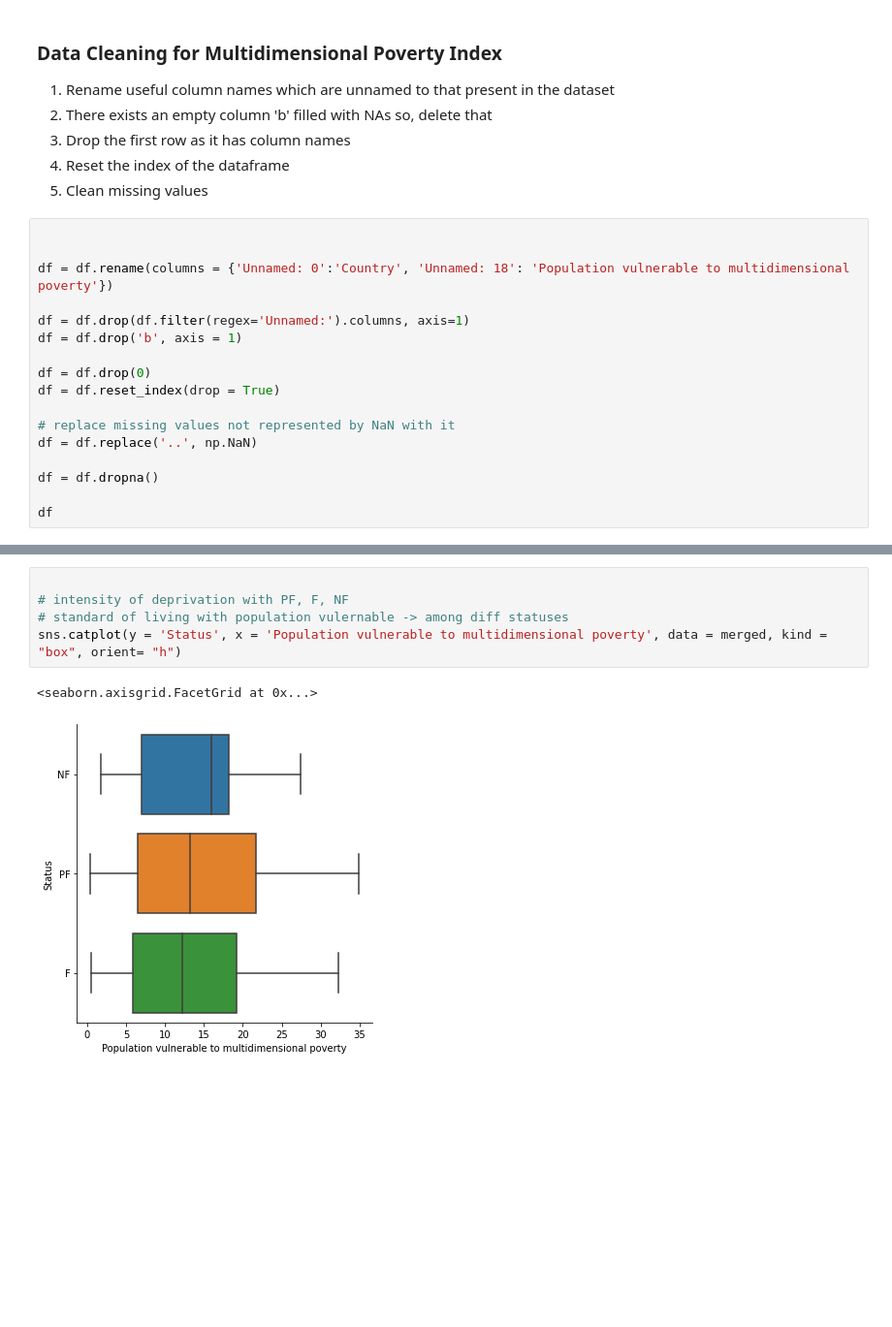
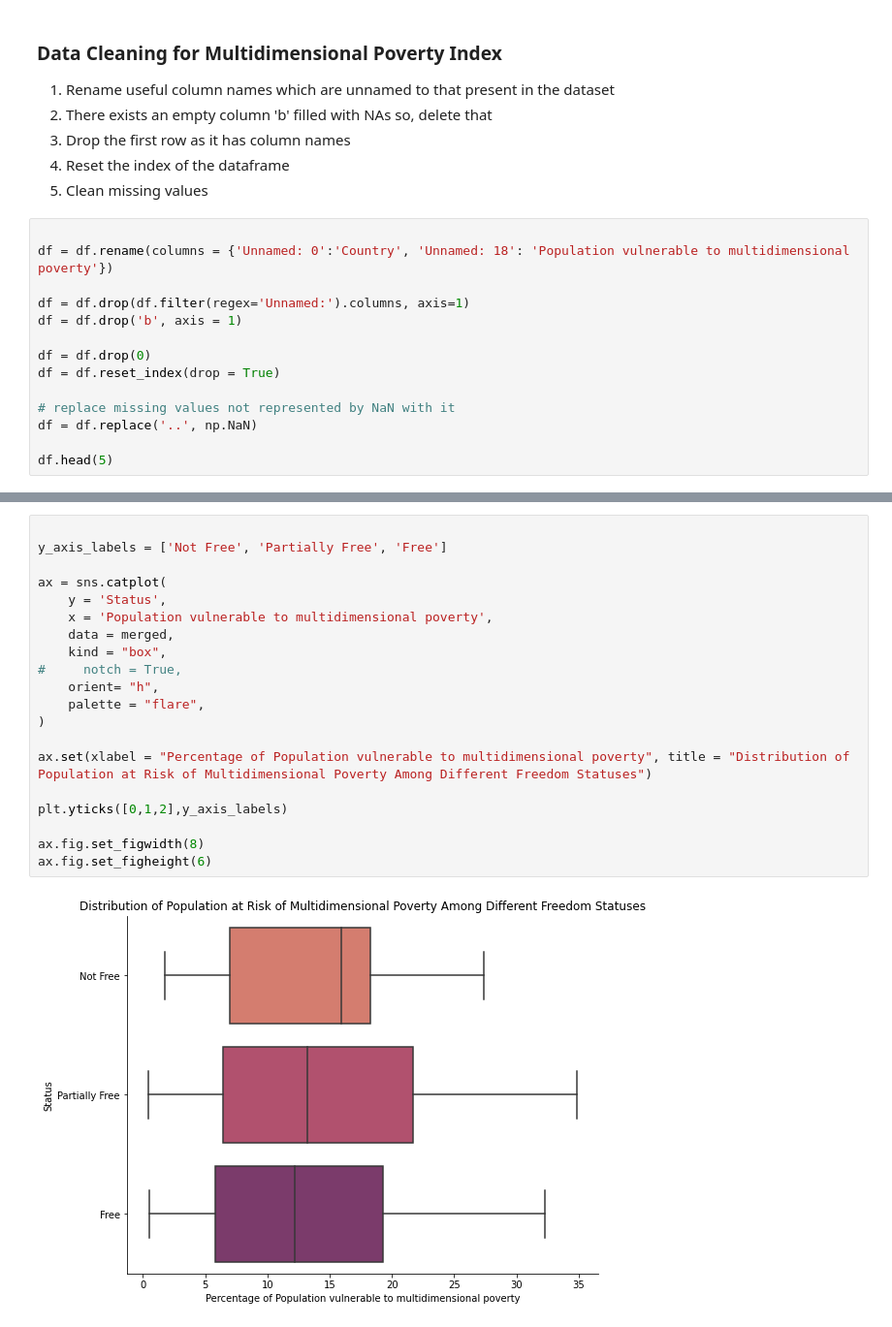
Before and after one commit to uic-cs418/cs418-spring22-eda-llc, a Jupyter notebook: poverty analysis/Poverty EDA.ipynb, the cells around one changed output, grey strips where cells are left out. Shown at 97% size. Saved outputs shown, nothing was run; the diff lists cells and outputs as text; blank space fills up the shorter version.

Commit message:
poverty eda completed

```diff
--- a/poverty analysis/Poverty EDA.ipynb
+++ b/poverty analysis/Poverty EDA.ipynb
@@ -18,7 +18,6 @@ labels = pd.read_excel("Aggregate_Category_and_Subcategory_Scores_FIW_2003-2022.
 4. Reset the index of the dataframe
 5. Clean missing values
 # %%
-
 
 df = df.rename(columns = {'Unnamed: 0':'Country', 'Unnamed: 18': 'Population vulnerable to multidimensional poverty'})
 
@@ -31,7 +30,5 @@ df = df.reset_index(drop = True)
 # replace missing values not represented by NaN with it
 df = df.replace('..', np.NaN)
 
-df = df.dropna()
-
-df
+df.head(5)
 # %% [output]
@@ -102,8 +88,22 @@ Name: Population vulnerable to multidimensional poverty, Length: 101, dtype: flo
 # %%
 
-# intensity of deprivation with PF, F, NF
-# standard of living with population vulernable -> among diff statuses
-sns.catplot(y = 'Status', x = 'Population vulnerable to multidimensional poverty', data = merged, kind = "box", orient= "h")
+y_axis_labels = ['Not Free', 'Partially Free', 'Free']
+
+ax = sns.catplot(
+    y = 'Status',
+    x = 'Population vulnerable to multidimensional poverty',
+    data = merged,
+    kind = "box",
+#     notch = True,
+    orient= "h",
+    palette = "flare",
+)
+
+ax.set(xlabel = "Percentage of Population vulnerable to multidimensional poverty", title = "Distribution of Population at Risk of Multidimensional Poverty Among Different Freedom Statuses")
+
+plt.yticks([0,1,2],y_axis_labels)
+
+ax.fig.set_figwidth(8)
+ax.fig.set_figheight(6)
 # %% [output]
-<seaborn.axisgrid.FacetGrid at 0x...>
-[figure, old version]
+[figure, new version]
```
Also changed, not shown: parts of 12 cells of this notebook, 1 other file.
